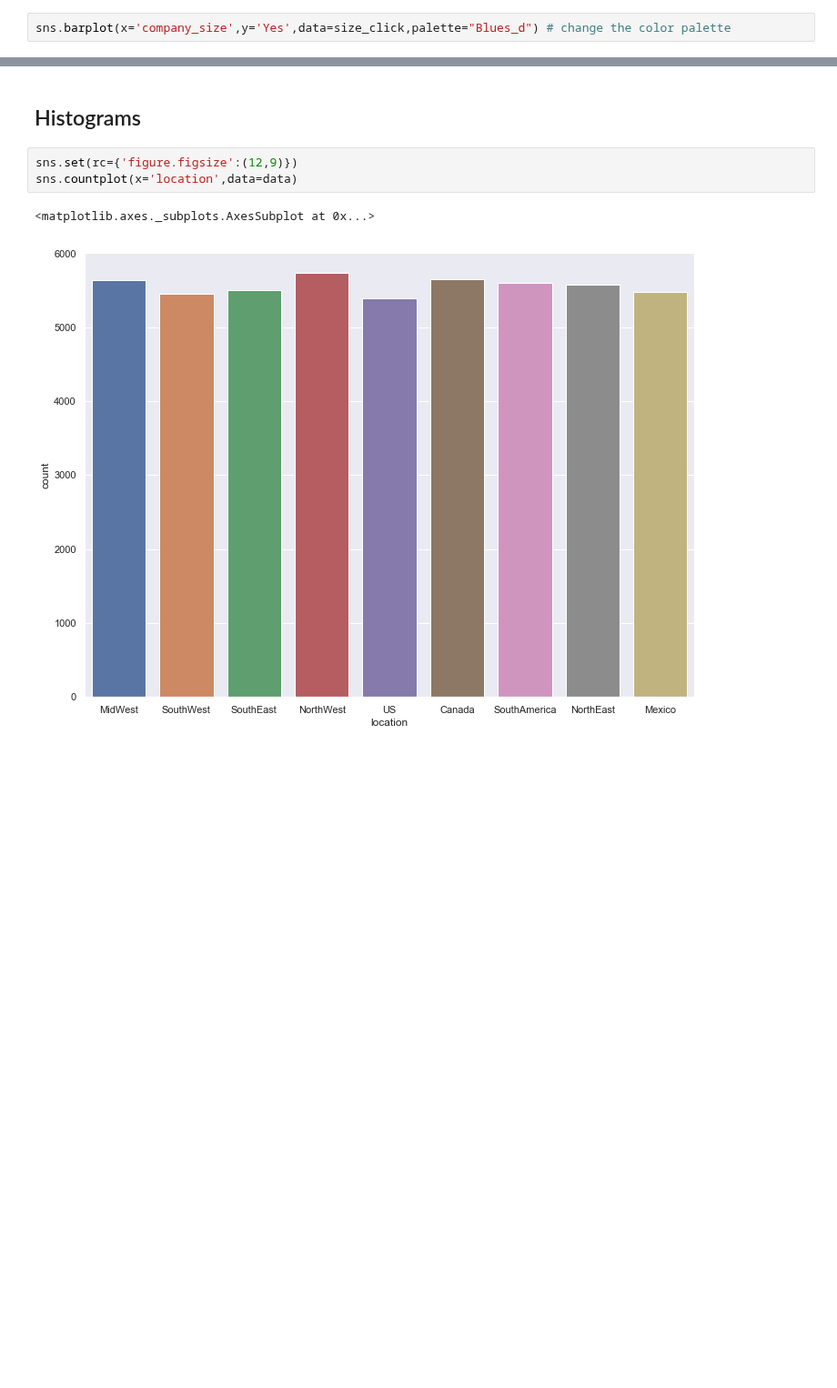
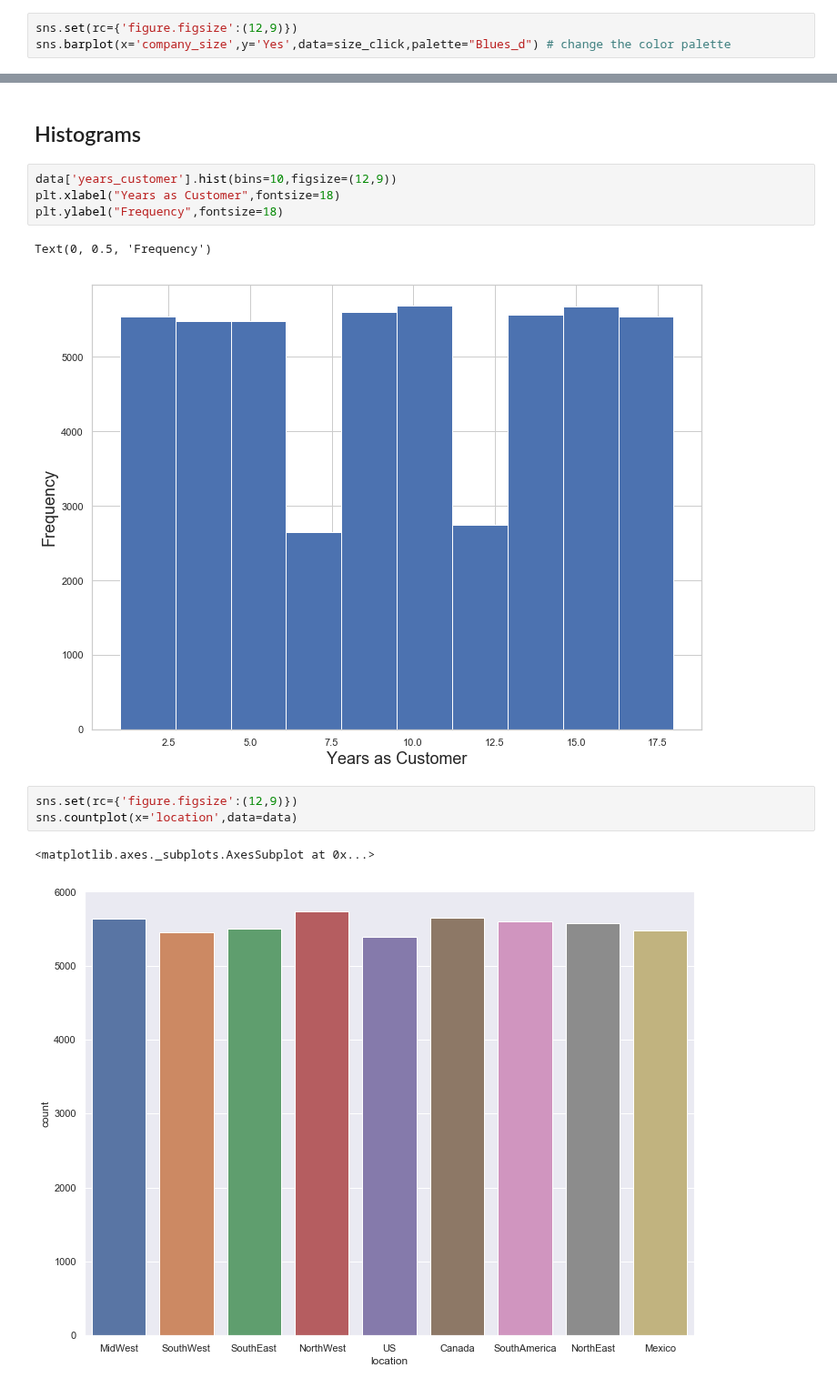
Before and after one commit to jsedoc/NYU-Projects-in-Programming-Fall-2019, a Jupyter notebook: (Class 7) Data Visualization/Data Visualization Solved.ipynb, the cells around one changed output, grey strips where cells are left out. Shown at 91% size. Cells and saved outputs as stored; diff of their text form; blank space fills up the shorter version.

```diff
--- a/(Class 7) Data Visualization/Data Visualization Solved.ipynb
+++ b/(Class 7) Data Visualization/Data Visualization Solved.ipynb
@@ -184,4 +225,5 @@ sns.barplot(x='company_size',y='Yes',data=size_click) # ...and try again
 # %%
+sns.set(rc={'figure.figsize':(12,9)})
 sns.barplot(x='company_size',y='Yes',data=size_click,palette="Blues_d") # change the color palette
 # %% [output]
 <matplotlib.axes._subplots.AxesSubplot at 0x...>
@@ -189,5 +231,12 @@ sns.barplot(x='company_size',y='Yes',data=size_click,palette="Blues_d") # change
 # %% [markdown]
 ## Histograms
+# %%
+data['years_customer'].hist(bins=10,figsize=(12,9))
+plt.xlabel("Years as Customer",fontsize=18)
+plt.ylabel("Frequency",fontsize=18)
+# %% [output]
+Text(0, 0.5, 'Frequency')
+[figure, added]
 # %%
 sns.set(rc={'figure.figsize':(12,9)})
 sns.countplot(x='location',data=data)
```
Also changed, not shown: parts of 11 cells of this notebook.
